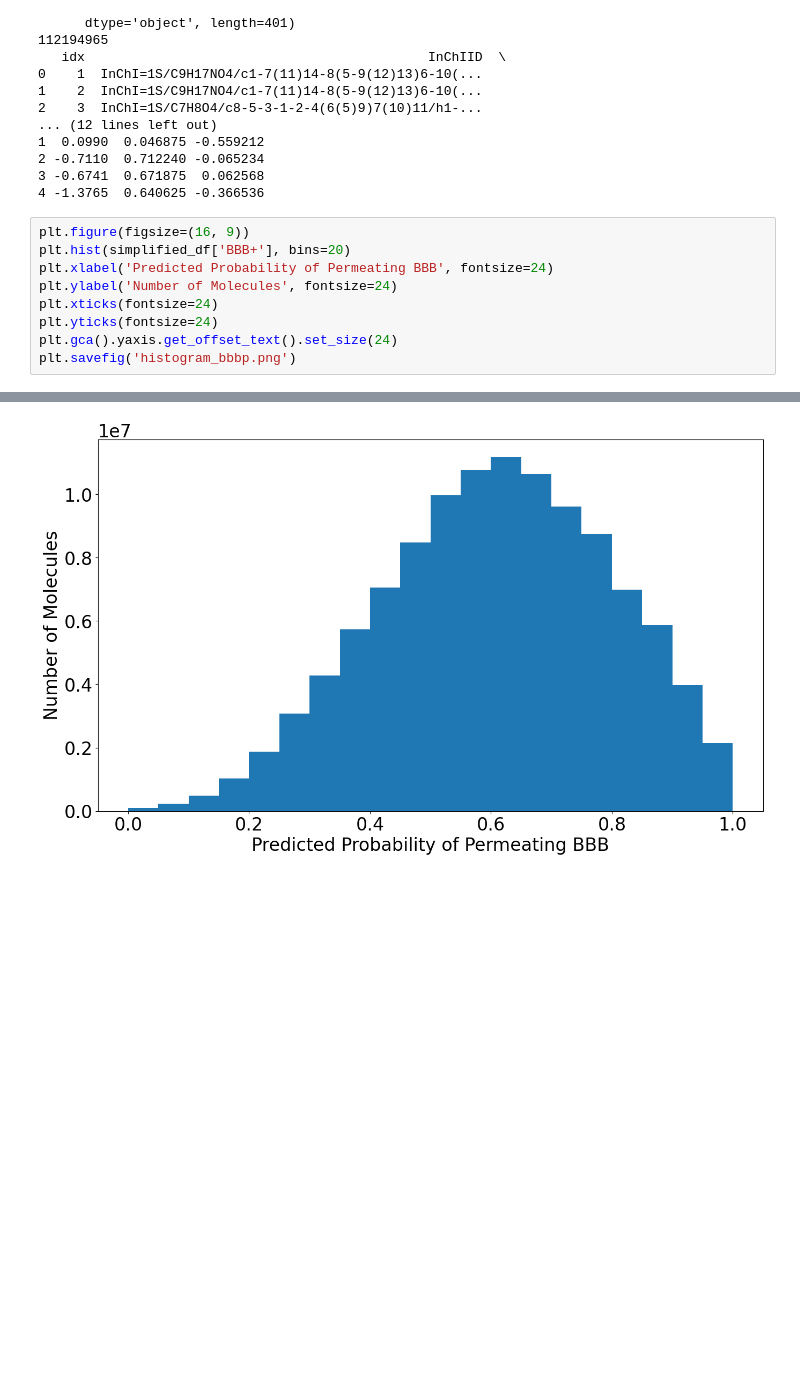
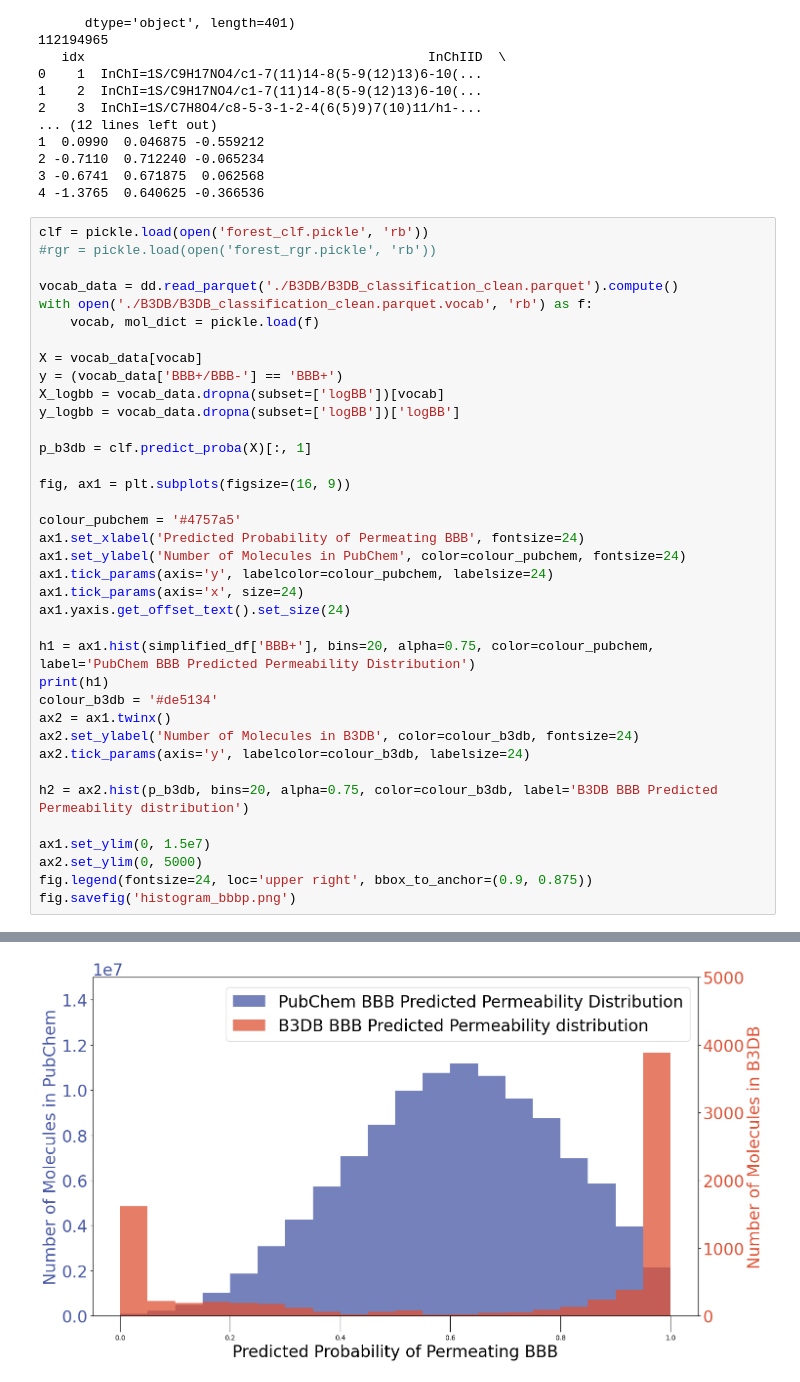
Before and after one commit to HenryJia/BBBP-MD, a Jupyter notebook: ipynb/analyse_pubchem.ipynb, the cells around one changed output, grey strips where cells are left out. Saved outputs shown, nothing was run; the diff lists cells and outputs as text; blank space fills up the shorter version.

Commit message:
Prettify the histograms and add the B3DB overlay on top

```diff
--- a/ipynb/analyse_pubchem.ipynb
+++ b/ipynb/analyse_pubchem.ipynb
@@ -52,12 +58,40 @@ Index(['idx', 'InChIID', 'InChIKey', 'MolWt', 'LogP', 'SMILES', 'C1CCSNC1',
 3 -0.6741  0.671875  0.062568
 4 -1.3765  0.640625 -0.366536
 # %%
-plt.figure(figsize=(16, 9))
-plt.hist(simplified_df['BBB+'], bins=20)
-plt.xlabel('Predicted Probability of Permeating BBB', fontsize=24)
-plt.ylabel('Number of Molecules', fontsize=24)
-plt.xticks(fontsize=24)
-plt.yticks(fontsize=24)
-plt.gca().yaxis.get_offset_text().set_size(24)
-plt.savefig('histogram_bbbp.png')
+clf = pickle.load(open('forest_clf.pickle', 'rb'))
+#rgr = pickle.load(open('forest_rgr.pickle', 'rb'))
+
+vocab_data = dd.read_parquet('./B3DB/B3DB_classification_clean.parquet').compute()
+with open('./B3DB/B3DB_classification_clean.parquet.vocab', 'rb') as f:
+    vocab, mol_dict = pickle.load(f)
+
+X = vocab_data[vocab]
+y = (vocab_data['BBB+/BBB-'] == 'BBB+')
+X_logbb = vocab_data.dropna(subset=['logBB'])[vocab]
+y_logbb = vocab_data.dropna(subset=['logBB'])['logBB']
+
+p_b3db = clf.predict_proba(X)[:, 1]
+
+fig, ax1 = plt.subplots(figsize=(16, 9))
+
+colour_pubchem = '#4757a5'
+ax1.set_xlabel('Predicted Probability of Permeating BBB', fontsize=24)
+ax1.set_ylabel('Number of Molecules in PubChem', color=colour_pubchem, fontsize=24)
+ax1.tick_params(axis='y', labelcolor=colour_pubchem, labelsize=24)
+ax1.tick_params(axis='x', size=24)
+ax1.yaxis.get_offset_text().set_size(24)
+
+h1 = ax1.hist(simplified_df['BBB+'], bins=20, alpha=0.75, color=colour_pubchem, label='PubChem BBB Predicted Permeability Distribution')
+print(h1)
+colour_b3db = '#de5134'
+ax2 = ax1.twinx()
+ax2.set_ylabel('Number of Molecules in B3DB', color=colour_b3db, fontsize=24)
+ax2.tick_params(axis='y', labelcolor=colour_b3db, labelsize=24)
+
+h2 = ax2.hist(p_b3db, bins=20, alpha=0.75, color=colour_b3db, label='B3DB BBB Predicted Permeability distribution')
+
+ax1.set_ylim(0, 1.5e7)
+ax2.set_ylim(0, 5000)
+fig.legend(fontsize=24, loc='upper right', bbox_to_anchor=(0.9, 0.875))
+fig.savefig('histogram_bbbp.png')
 # %% [output]
@@ -64,3 +103,3 @@ plt.savefig('histogram_bbbp.png')
-[figure, old version]
+[figure, new version]
 # %%
 plt.figure(figsize=(16, 9))
```
Also changed, not shown: parts of 5 cells of this notebook, 6 other files.
